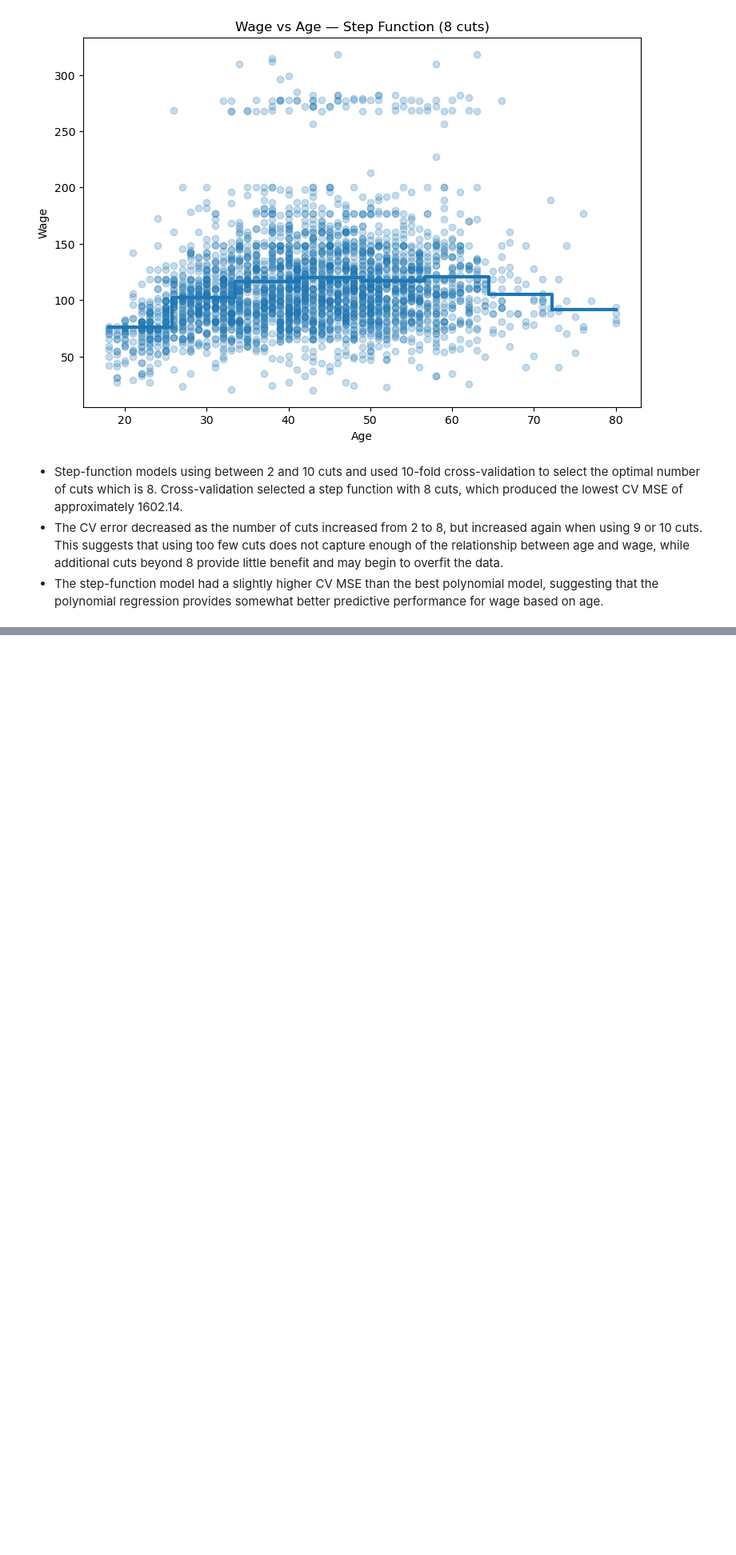
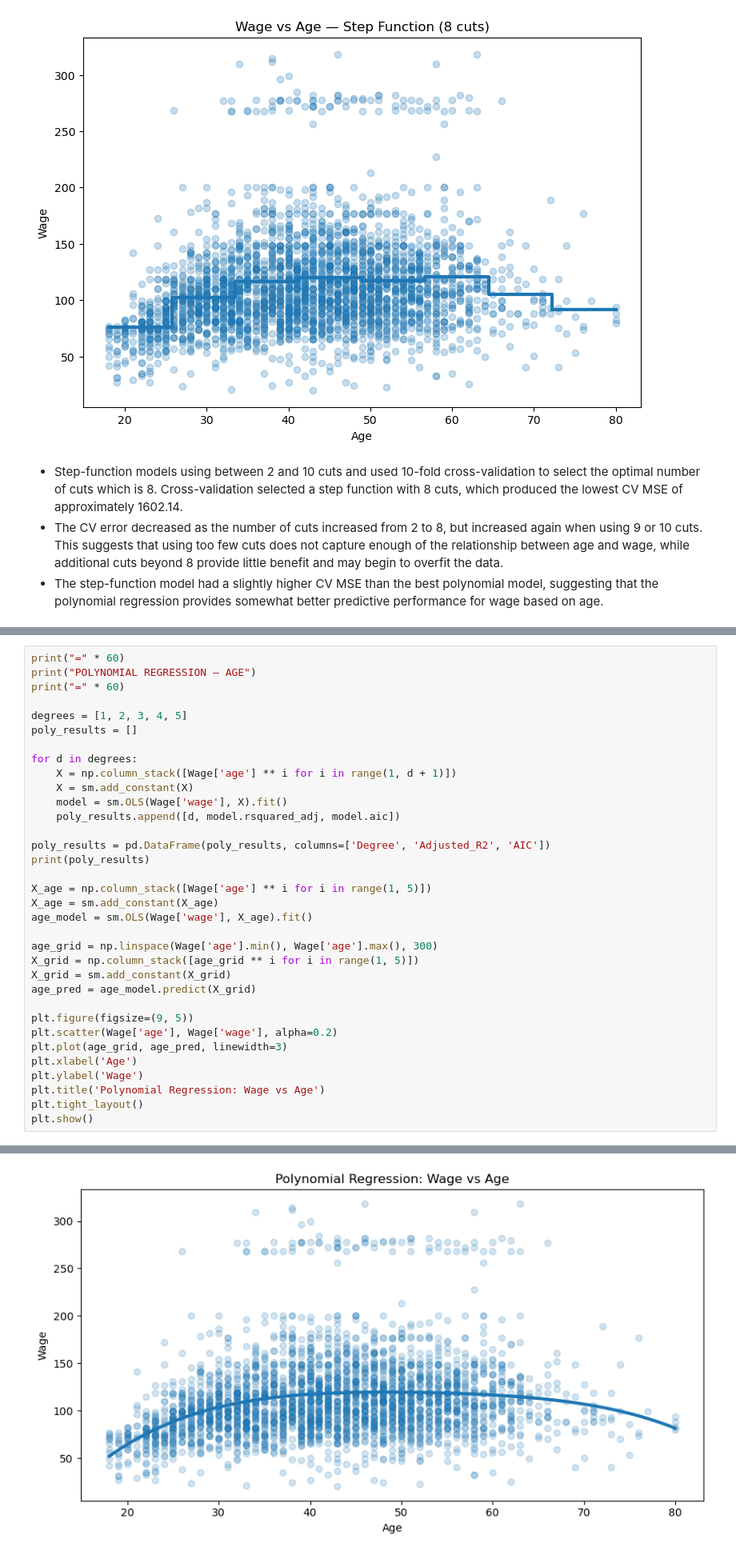
Before and after one commit to sumukha-r/isl-python-solutions, a Jupyter notebook: Chapter07-Moving-Beyond-Linearity/Chapter07-Moving-Beyond-Linearity.ipynb, the cells around one changed output, grey strips where cells are left out. Shown at 80% size. Cells and saved outputs as stored; diff of their text form; blank space fills up the shorter version.

```diff
--- a/Chapter07-Moving-Beyond-Linearity/Chapter07-Moving-Beyond-Linearity.ipynb
+++ b/Chapter07-Moving-Beyond-Linearity/Chapter07-Moving-Beyond-Linearity.ipynb
@@ -172,0 +235,35 @@ Best number of cuts = 8
+# %%
+print("=" * 60)
+print("POLYNOMIAL REGRESSION — AGE")
+print("=" * 60)
+
+degrees = [1, 2, 3, 4, 5]
+poly_results = []
+
+for d in degrees:
+    X = np.column_stack([Wage['age'] ** i for i in range(1, d + 1)])
+    X = sm.add_constant(X)
+    model = sm.OLS(Wage['wage'], X).fit()
+    poly_results.append([d, model.rsquared_adj, model.aic])
+
+poly_results = pd.DataFrame(poly_results, columns=['Degree', 'Adjusted_R2', 'AIC'])
+print(poly_results)
+
+X_age = np.column_stack([Wage['age'] ** i for i in range(1, 5)])
+X_age = sm.add_constant(X_age)
+age_model = sm.OLS(Wage['wage'], X_age).fit()
+
+age_grid = np.linspace(Wage['age'].min(), Wage['age'].max(), 300)
+X_grid = np.column_stack([age_grid ** i for i in range(1, 5)])
+X_grid = sm.add_constant(X_grid)
+age_pred = age_model.predict(X_grid)
+
+plt.figure(figsize=(9, 5))
+plt.scatter(Wage['age'], Wage['wage'], alpha=0.2)
+plt.plot(age_grid, age_pred, linewidth=3)
+plt.xlabel('Age')
+plt.ylabel('Wage')
+plt.title('Polynomial Regression: Wage vs Age')
+plt.tight_layout()
+plt.show()
+# %% [output]
@@ -172,0 +279 @@ Best number of cuts = 8
+[figure, added]
```
Also changed, not shown: parts of 8 cells of this notebook, 1 other file.
